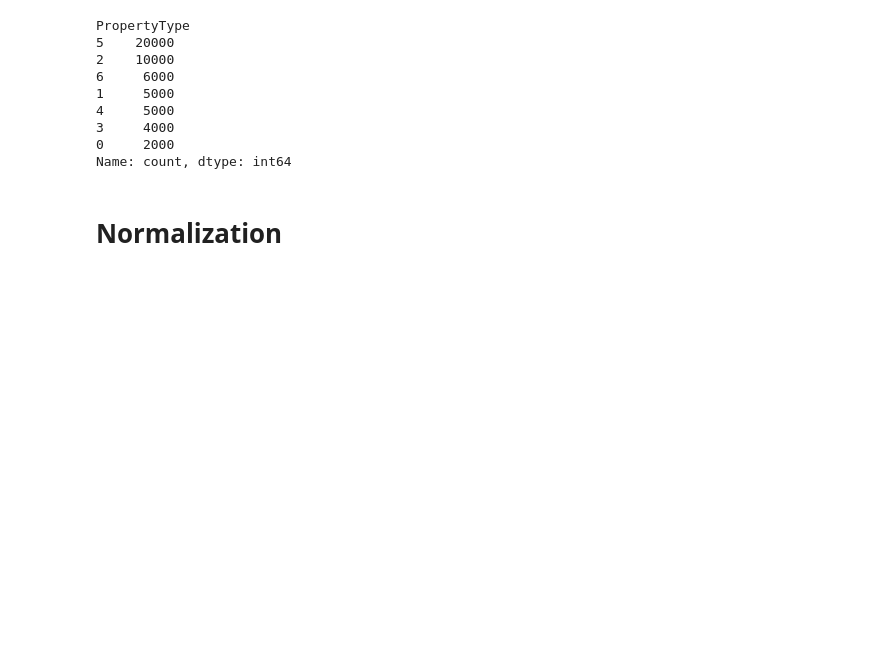
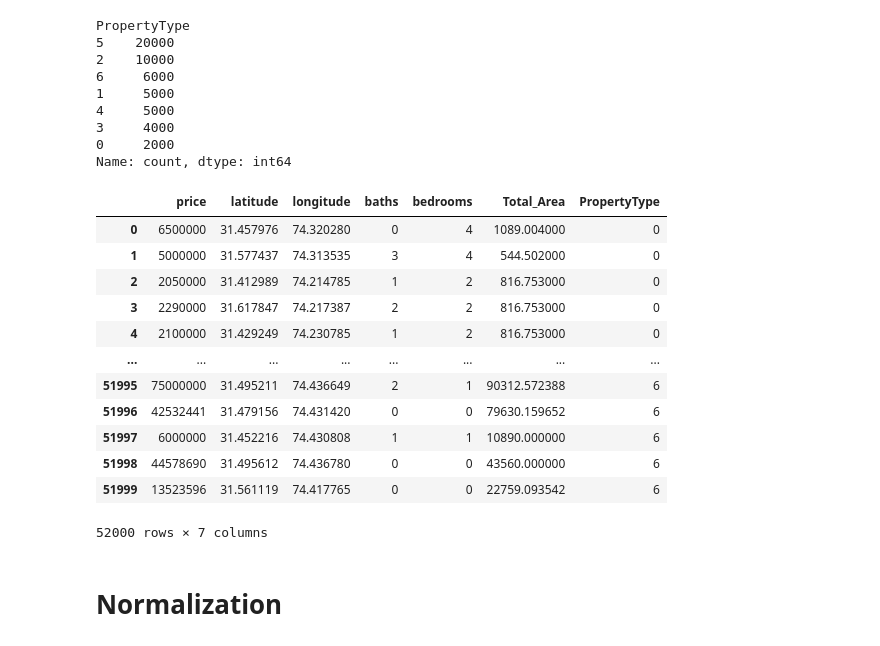
Before and after one commit to hamzamajeed01/House-Price-Prediction-Lahore-Using-Data-Science-Machine-Learning, a Jupyter notebook: Data Cleaning_Wrangling_Transformation/DataCleaning_Wrangling_Tranformation.ipynb, the cells around one changed output. Cells and saved outputs as stored; diff of their text form; code cells hidden in the pictures; blank space fills up the shorter version.

```diff
--- a/Data Cleaning_Wrangling_Transformation/DataCleaning_Wrangling_Tranformation.ipynb
+++ b/Data Cleaning_Wrangling_Transformation/DataCleaning_Wrangling_Tranformation.ipynb
@@ -364,6 +364,22 @@ PropertyType
 3     4000
 0     2000
 Name: count, dtype: int64
+# %%
+resampled_df
+# %% [output]
+|  | price | latitude | longitude | baths | bedrooms | Total_Area | PropertyType |
+| 0 | 6500000 | 31.457976 | 74.320280 | 0 | 4 | 1089.004000 | 0 |
+| 1 | 5000000 | 31.577437 | 74.313535 | 3 | 4 | 544.502000 | 0 |
+| 2 | 2050000 | 31.412989 | 74.214785 | 1 | 2 | 816.753000 | 0 |
+| 3 | 2290000 | 31.617847 | 74.217387 | 2 | 2 | 816.753000 | 0 |
+| 4 | 2100000 | 31.429249 | 74.230785 | 1 | 2 | 816.753000 | 0 |
+| ... | ... | ... | ... | ... | ... | ... | ... |
+| 51995 | 75000000 | 31.495211 | 74.436649 | 2 | 1 | 90312.572388 | 6 |
+| 51996 | 42532441 | 31.479156 | 74.431420 | 0 | 0 | 79630.159652 | 6 |
+| 51997 | 6000000 | 31.452216 | 74.430808 | 1 | 1 | 10890.000000 | 6 |
+| 51998 | 44578690 | 31.495612 | 74.436780 | 0 | 0 | 43560.000000 | 6 |
+| 51999 | 13523596 | 31.561119 | 74.417765 | 0 | 0 | 22759.093542 | 6 |
+52000 rows × 7 columns
 # %% [markdown]
 # Normalization
 # %%
```
Also changed, not shown: parts of 13 cells of this notebook.
